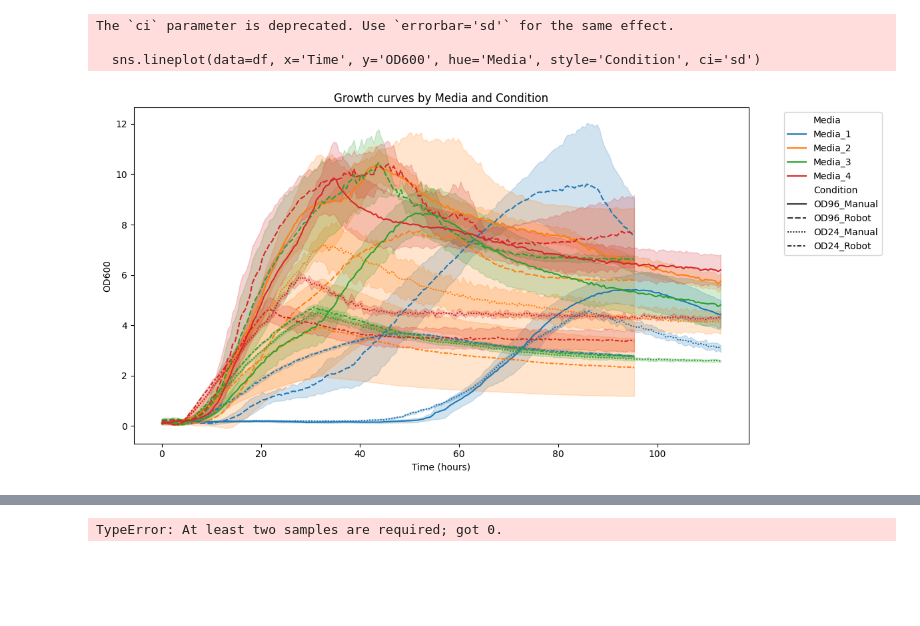
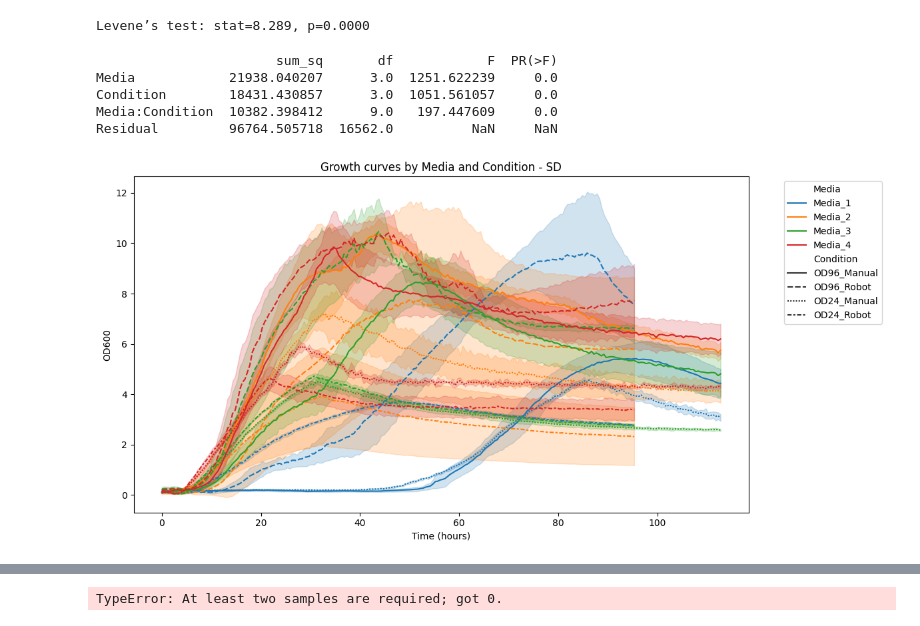
Before and after one commit to subarumuroi/Yarrowia_media_optimizer, a Jupyter notebook: Yarrowia Growth Profiler Pretest Report Outputs 2 LongformatAnalysis.ipynb, the cells around one changed output, grey strips where cells are left out. Saved outputs shown, nothing was run; the diff lists cells and outputs as text; code cells hidden in the pictures; blank space fills up the shorter version.

Commit message:
just some easy data analysis for breakie

```diff
--- a/Yarrowia Growth Profiler Pretest Report Outputs 2 LongformatAnalysis.ipynb
+++ b/Yarrowia Growth Profiler Pretest Report Outputs 2 LongformatAnalysis.ipynb
@@ -7,17 +40,40 @@ df=pd.read_csv(path)
+# %%
+from scipy.stats import levene
+
+# Subset for one condition (e.g., OD96_manual)
+subset = df[df['Condition'] == 'OD96_Manual']
+groups = [group['OD600'].values for name, group in subset.groupby('Media')]
+
+stat, p = levene(*groups)
+print(f"Levene’s test: stat={stat:.3f}, p={p:.4f}")
+# %% [output]
+Levene’s test: stat=8.289, p=0.0000
+# %%
+# linear models or mixed models are more robust when n is unequal
+
+#This needs to be rewritten to consider time.
+
+import statsmodels.formula.api as smf
+from statsmodels.stats.anova import anova_lm
+
+model = smf.ols('OD600 ~ Media + Condition + Media:Condition', data=df).fit()
+anova_table = anova_lm(model, typ=2)
+print(anova_table)
+# %% [output]
+                       sum_sq       df            F  PR(>F)
+Media            21938.040207      3.0  1251.622239     0.0
+Condition        18431.430857      3.0  1051.561057     0.0
+Media:Condition  10382.398412      9.0   197.447609     0.0
+Residual         96764.505718  16562.0          NaN     NaN
 # %%
-import seaborn as sns
-import matplotlib.pyplot as plt
 
 plt.figure(figsize=(12, 6))
-sns.lineplot(data=df, x='Time', y='OD600', hue='Media', style='Condition', ci='sd')
-plt.title('Growth curves by Media and Condition')
+sns.lineplot(data=df, x='Time', y='OD600', hue='Media', style='Condition', errorbar = 'sd') #errorbar='sd' or errorbar=('ci',95)
+plt.title('Growth curves by Media and Condition - SD')
 plt.ylabel('OD600')
 plt.xlabel('Time (hours)')
 plt.legend(bbox_to_anchor=(1.05, 1), loc='upper left')
 plt.tight_layout()
 plt.show()
 # %% [output]
-The `ci` parameter is deprecated. Use `errorbar='sd'` for the same effect.
-
-  sns.lineplot(data=df, x='Time', y='OD600', hue='Media', style='Condition', ci='sd')
-[figure, old version]
+[figure, new version]
```
Also changed, not shown: parts of 6 cells of this notebook.
